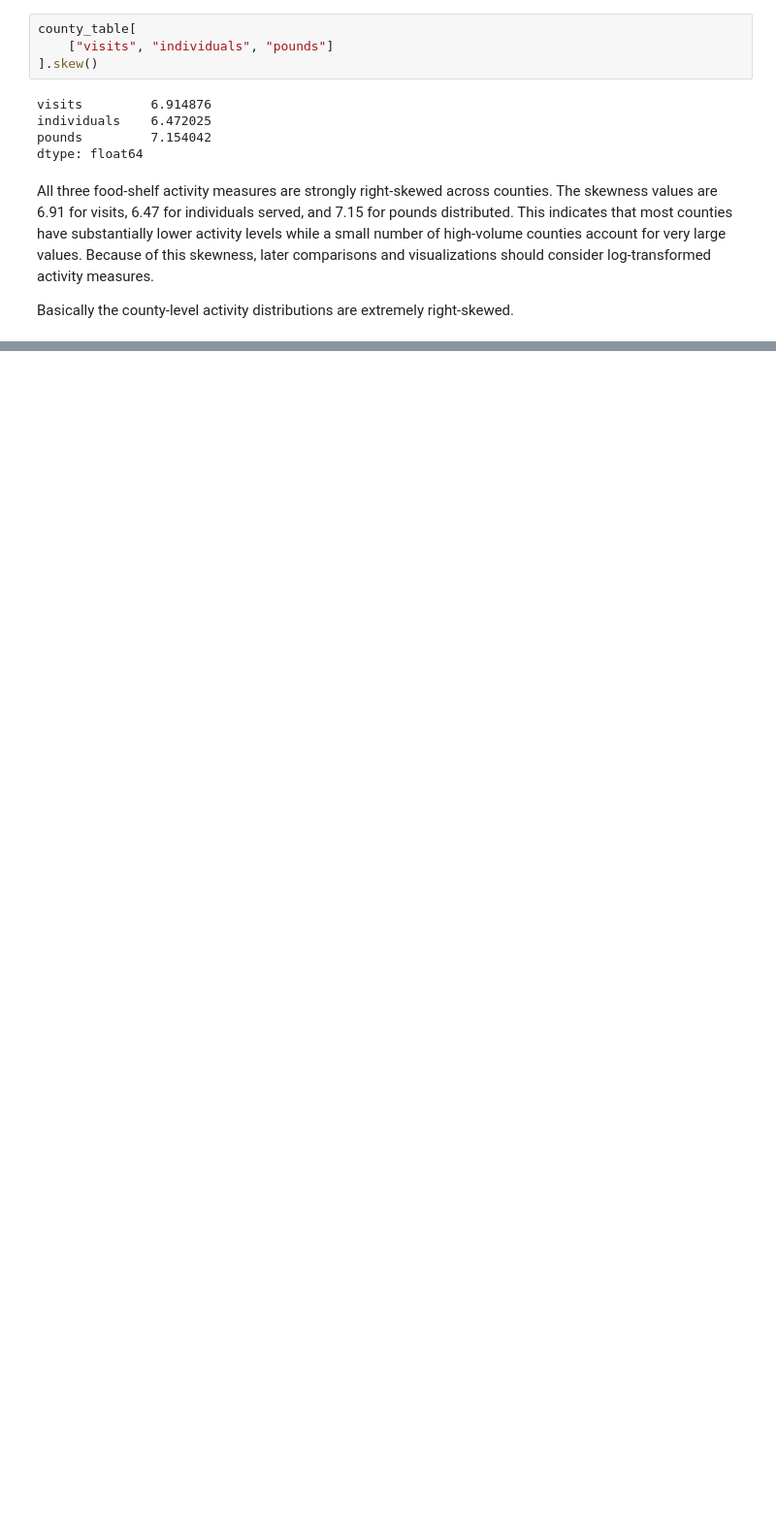
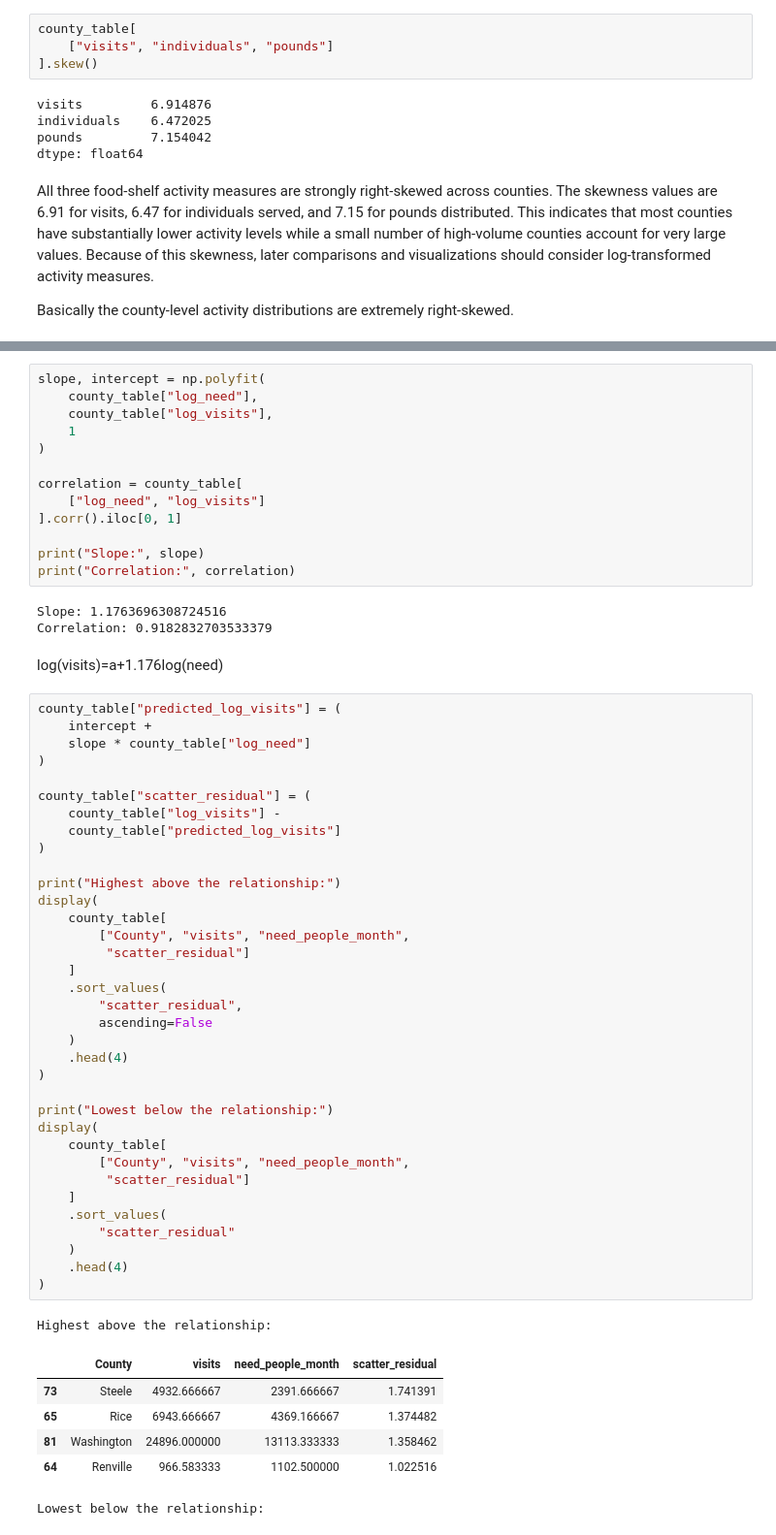
Before and after one commit to Hajar0Ahmed/MinneMUDAC2026Outliers, a Jupyter notebook: notebooks/county_table_2024.ipynb, the cells around one changed output, grey strips where cells are left out. Shown at 97% size. Cells and saved outputs as stored; diff of their text form; blank space fills up the shorter version.

```diff
--- a/notebooks/county_table_2024.ipynb
+++ b/notebooks/county_table_2024.ipynb
@@ -364,0 +469,61 @@ Basically  the county-level activity distributions are extremely right-skewed.
+# %%
+slope, intercept = np.polyfit(
+    county_table["log_need"],
+    county_table["log_visits"],
+    1
+)
+
+correlation = county_table[
+    ["log_need", "log_visits"]
+].corr().iloc[0, 1]
+
+print("Slope:", slope)
+print("Correlation:", correlation)
+# %% [output]
+Slope: 1.1763696308724516
+Correlation: 0.9182832703533379
+# %% [markdown]
+log(visits)=a+1.176log(need)
+# %%
+county_table["predicted_log_visits"] = (
+    intercept +
+    slope * county_table["log_need"]
+)
+
+county_table["scatter_residual"] = (
+    county_table["log_visits"] -
+    county_table["predicted_log_visits"]
+)
+
+print("Highest above the relationship:")
+display(
+    county_table[
+        ["County", "visits", "need_people_month",
+         "scatter_residual"]
+    ]
+    .sort_values(
+        "scatter_residual",
+        ascending=False
+    )
+    .head(4)
+)
+
+print("Lowest below the relationship:")
+display(
+    county_table[
+        ["County", "visits", "need_people_month",
+         "scatter_residual"]
+    ]
+    .sort_values(
+        "scatter_residual"
+    )
+    .head(4)
+)
+# %% [output]
+Highest above the relationship:
+|  | County | visits | need_people_month | scatter_residual |
+| 73 | Steele | 4932.666667 | 2391.666667 | 1.741391 |
+| 65 | Rice | 6943.666667 | 4369.166667 | 1.374482 |
+| 81 | Washington | 24896.000000 | 13113.333333 | 1.358462 |
+| 64 | Renville | 966.583333 | 1102.500000 | 1.022516 |
+Lowest below the relationship:
```
Also changed, not shown: parts of 8 cells of this notebook.
